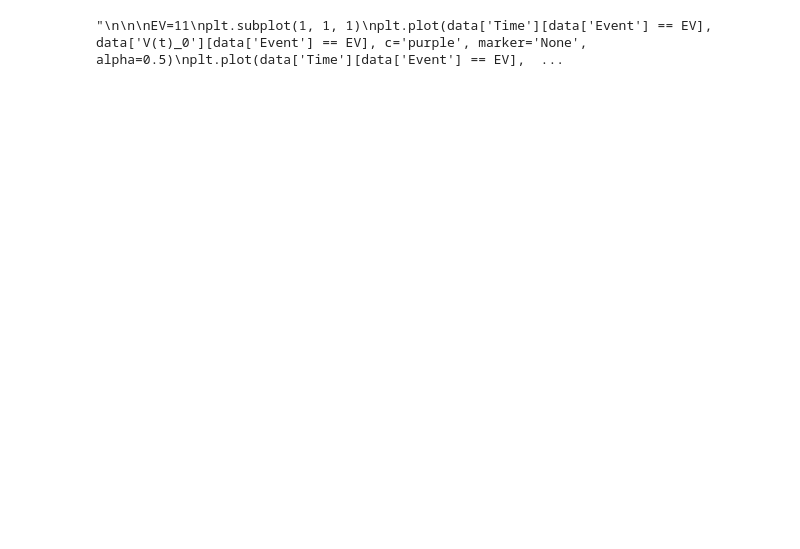
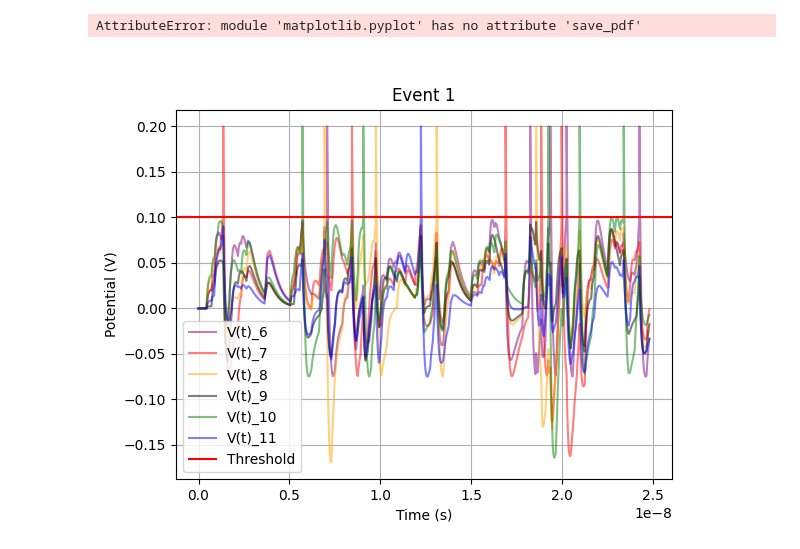
Before and after one commit to Fabiocufino/CMS-SpikingNeuralNetwork, a Jupyter notebook: Code/class_implementation/plotpot.ipynb, the cells around one changed output. Cells and saved outputs as stored; diff of their text form; code cells hidden in the pictures; blank space fills up the shorter version.

Commit message:
Potential algorithm v5
Bugs solved.
TODO: delete the debug messages and merge

```diff
--- a/Code/class_implementation/plotpot.ipynb
+++ b/Code/class_implementation/plotpot.ipynb
@@ -88,17 +88,21 @@ plt.show()
 # %%
-'''
+fig, ax = plt.subplots(1, 1)
+EV=1
+plt.plot(data['Time'][data['Event'] == EV], data['V(t)_6'][data['Event'] == EV], c='purple', marker='None', alpha=0.5, label='V(t)_6')
+plt.plot(data['Time'][data['Event'] == EV], data['V(t)_7'][data['Event'] == EV], c='red', marker='None', alpha=0.5, label='V(t)_7')
+plt.plot(data['Time'][data['Event'] == EV], data['V(t)_8'][data['Event'] == EV], c='orange', marker='None', alpha=0.5, label='V(t)_8')
+plt.plot(data['Time'][data['Event'] == EV], data['V(t)_9'][data['Event'] == EV], c='black', marker='None', alpha=0.5, label='V(t)_9')
+plt.plot(data['Time'][data['Event'] == EV], data['V(t)_10'][data['Event'] == EV], c='green', marker='None', alpha=0.5, label='V(t)_10')
+plt.plot(data['Time'][data['Event'] == EV], data['V(t)_11'][data['Event'] == EV], c='blue', marker='None', alpha=0.5, label='V(t)_11')
 
-
-EV=11
-plt.subplot(1, 1, 1)
-plt.plot(data['Time'][data['Event'] == EV], data['V(t)_0'][data['Event'] == EV], c='purple', marker='None', alpha=0.5)
-plt.plot(data['Time'][data['Event'] == EV], data['V(t)_1'][data['Event'] == EV], c='red', marker='None', alpha=0.5)
-plt.plot(data['Time'][data['Event'] == EV], data['V(t)_2'][data['Event'] == EV], c='orange', marker='None', alpha=0.5)
-plt.plot(data['Time'][data['Event'] == EV], data['V(t)_3'][data['Event'] == EV], c='black', marker='None', alpha=0.5)
-plt.plot(data['Time'][data['Event'] == EV], data['V(t)_4'][data['Event'] == EV], c='green', marker='None', alpha=0.5)
-plt.plot(data['Time'][data['Event'] == EV], data['V(t)_5'][data['Event'] == EV], c='blue', marker='None', alpha=0.5)
-plt.axhline(y=0.1, color='r', linestyle='-')
-
-'''
+plt.axhline(y=0.1, color='r', linestyle='-', label="Threshold")
+plt.legend()
+plt.xlabel('Time (s)')
+plt.ylabel('Potential (V)')
+plt.grid()
+plt.title('Event ' + str(EV))
+plt.to_pdf("Event1_randomw.pdf")
+plt.show()
 # %% [output]
-"\n\n\nEV=11\nplt.subplot(1, 1, 1)\nplt.plot(data['Time'][data['Event'] == EV], data['V(t)_0'][data['Event'] == EV], c='purple', marker='None', alpha=0.5)\nplt.plot(data['Time'][data['Event'] == EV],  ...
+AttributeError: module 'matplotlib.pyplot' has no attribute 'save_pdf'
+[figure, added]
```
Also changed, not shown: parts of 4 cells of this notebook, 4 other files.
